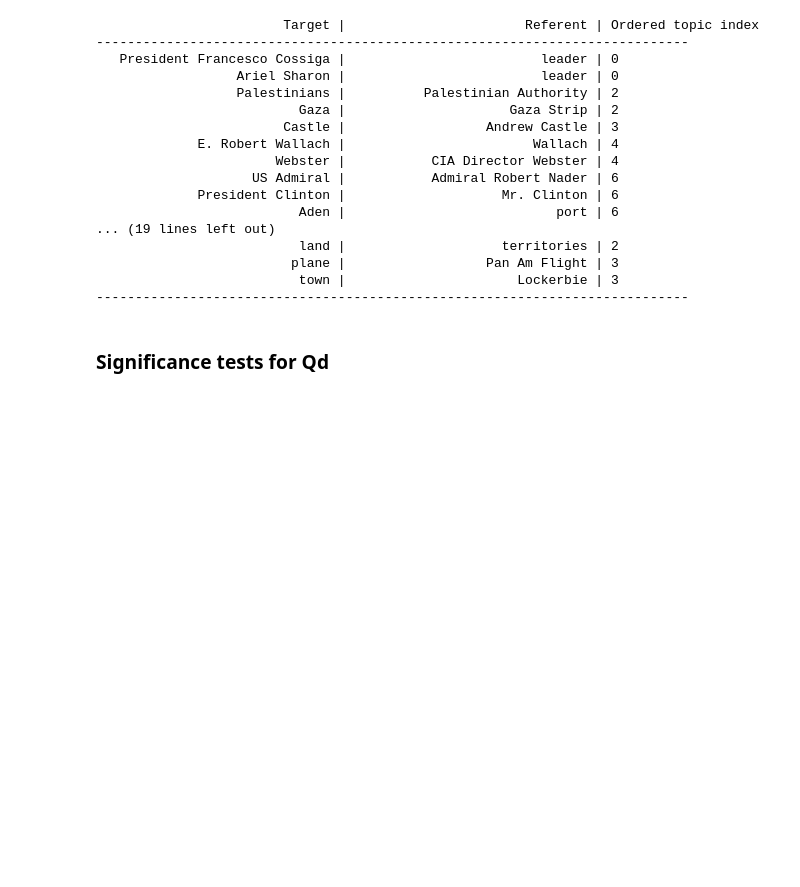
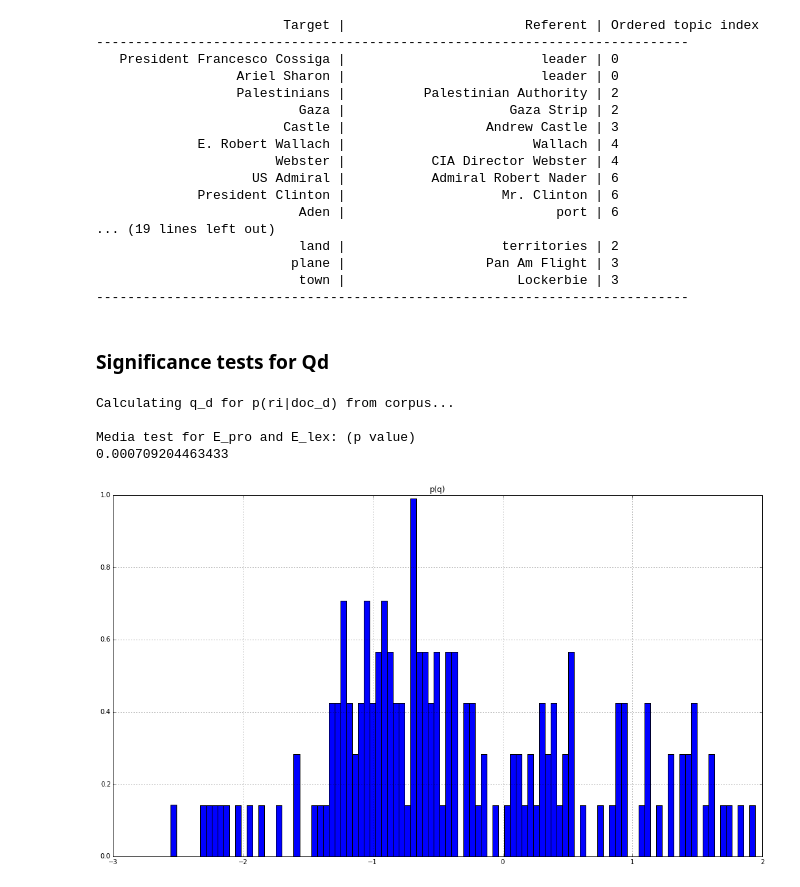
Before and after one commit to ronaldahmed/discourse-analysis, a Jupyter notebook: topicality and salience/main_topicality.ipynb, the cells around one changed output. Drawn from its saved outputs; the diff is of its cells as text; code cells hidden in the pictures; blank space fills up the shorter version.

```diff
--- a/topicality and salience/main_topicality.ipynb
+++ b/topicality and salience/main_topicality.ipynb
@@ -513,35 +517,35 @@ for pos,tups in target_ref_k.items():
 # %%
 ###########
 # Media test using prob referents directly from corpus (p_{ri}=c_{ri}/c_d)
 print("\nCalculating q_d for p(ri|doc_d) from corpus...")
 e_lex_corpus = np.zeros(N)
 e_pro_corpus = np.zeros(N)
 # Calc E_pro and E_lex
 for doc_index in xrange(N):
     E_lex = expectation_ref_counts(refs_by_doc[doc_index]["lex"],refs_by_doc[doc_index])
     E_pro = expectation_ref_counts(refs_by_doc[doc_index]["pro"],refs_by_doc[doc_index])
     e_lex_corpus[doc_index] = E_lex
     e_pro_corpus[doc_index] = E_pro
 
 # Calc qd: topicalty measure
 qd_corpus = e_pro_corpus - e_lex_corpus
 # don't consider cases were e_pro==-INF
 noinf_idx = qd_corpus!=-np.inf
 # median test
 stat,p,m,_ = scipy.stats.median_test(e_pro_corpus[noinf_idx],e_lex_corpus[noinf_idx])
-print("\nMedia test for E_pro and E_lex: p=%.4f" % p)
 
-#p(qd_corpus) as histogram
-plt.figure()
-plt.hist(qd_corpus[noinf_idx],20,normed=True,histtype='stepfilled')
-plt.title("p(q')")
+print("\nMedia test for E_pro and E_lex: (p value)")
+print(p)
+
+#p(q) as histogram
+plt.figure(figsize=(18,10))
+plt.hist(qd_corpus[noinf_idx],100,normed=True)
+plt.title("p(q)")
 plt.grid(True)
 plt.show()
-
-# Logistic Regression models setup
-# get features for models 1 and 2 and export to csv for further analysis in R
-x,y = get_lr_format(refs_by_doc,gs,referents_vocab)
-output = open("lr_models.csv",'w')
-output.write("Y,X1,X2\n")
-for i in xrange(len(y)):
-    output.write("%i,%.4f,%.4f\n" % (y[i],x[i][0],x[i][1]))
+# %% [output]
+Calculating q_d for p(ri|doc_d) from corpus...
+
+Media test for E_pro and E_lex: (p value)
+0.000709204463433
+[figure, added]
```
Also changed, not shown: parts of 3 cells of this notebook, 1 other file.
